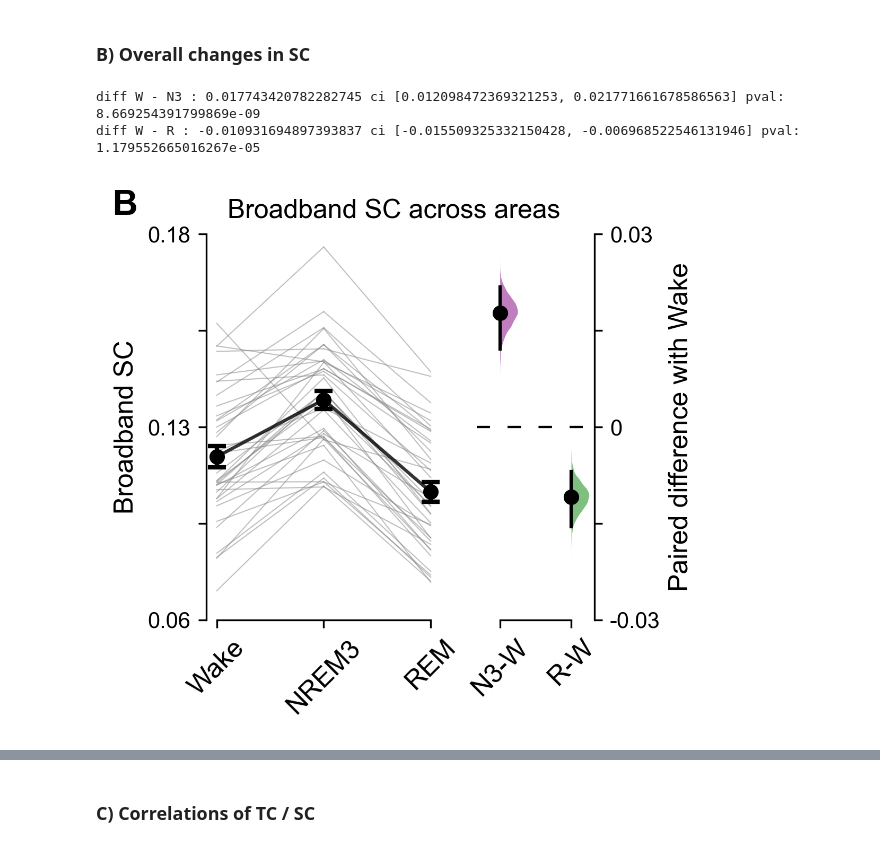
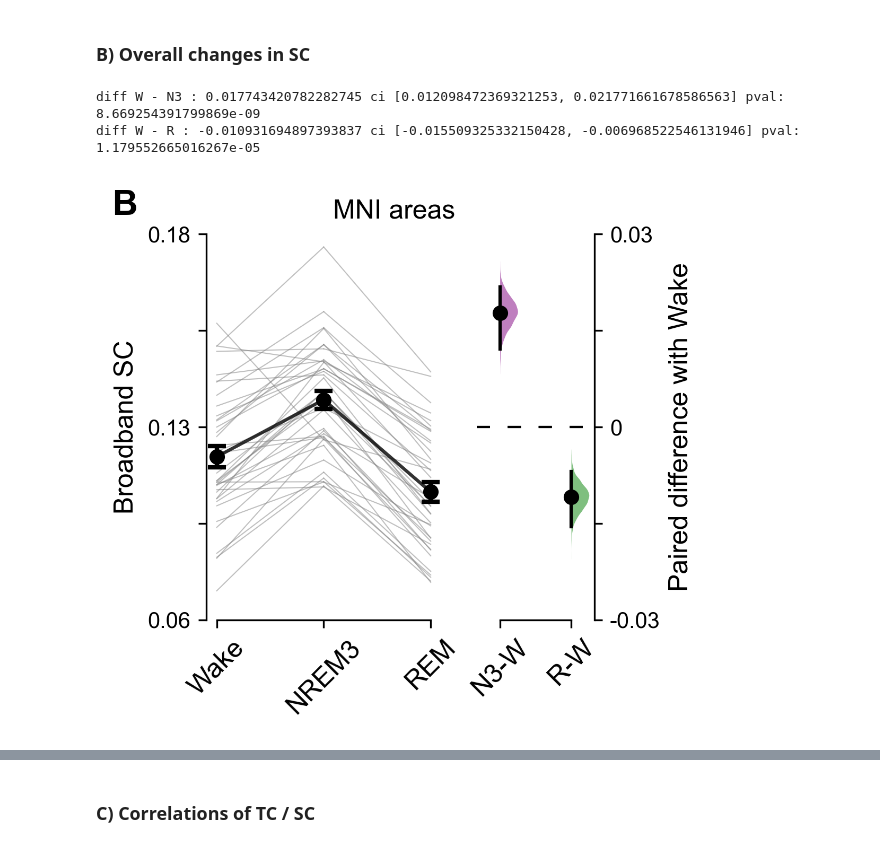
Before and after one commit to cusinatr/MNI-Analysis, a Jupyter notebook: Analysis/Figures/Fig_sc.ipynb, the cells around one changed output, grey strips where cells are left out. Cells and saved outputs as stored; diff of their text form; code cells hidden in the pictures.

```diff
--- a/Analysis/Figures/Fig_sc.ipynb
+++ b/Analysis/Figures/Fig_sc.ipynb
@@ -119,6 +120,7 @@ fig, axs = plots.plot_sc_fit(
     stage_colors,
     dict_stages=title_dict,
     figsize=(7.5, 7.5),
+    ylabel="Spatial correlation"
 )
 
 # Adjust plot
@@ -127,7 +129,7 @@ axs[0].set_yticks(
     [0, 0.08, 0.16], labels=[0, 0.08, 0.16], fontsize=plots.fsize.TICK_SIZE
 )
 # axs[0].set_title("Gamma SC", fontsize=plots.fsize.TITLE_SIZE)
-fig.suptitle("Gamma SC", y=0.97, fontsize=plots.fsize.TITLE_SIZE)
+fig.suptitle("All contact pairs", y=0.97, fontsize=plots.fsize.TITLE_SIZE)
 
 for i in range(1, 4):
     axs[i].set_ylim(0, 0.6)
@@ -213,35 +215,35 @@ for i, stage in enumerate(stages[1:]):
         add_line=True
     )
 # Plot parameters
 axs[1].set_ylabel("Paired difference with Wake", fontsize=plots.fsize.LABEL_SIZE)
 axs[1].yaxis.set_label_position("right")
 axs[1].yaxis.tick_right()
 axs[1].set_ylim(-0.03, 0.03)
 axs[1].set_yticks(
     np.linspace(-0.03, 0.03, 5),
     labels=[-0.03, "", 0, "", 0.03],
     fontsize=plots.fsize.TICK_SIZE,
 )
 axs[1].set_xticks(
     range(len(stages) - 1),
     [stage + "-W" for stage in stages[1:]],
     rotation=45,
     fontsize=plots.fsize.LABEL_SIZE,
 )
 plots._format_spines(axs[1], s_inv=["top", "left"], s_bounds={"bottom": (0, 1)})
 
 # Annotate panel
 axs[0].text(-0.4, 1.05, "B", transform=axs[0].transAxes, size=16, weight='bold')
 
-fig.suptitle("Broadband SC across areas", y=0.95, fontsize=plots.fsize.TITLE_SIZE)
+fig.suptitle("MNI areas", y=0.95, fontsize=plots.fsize.TITLE_SIZE)
 
 # Save figure
 plots.save_figure(fig, fig_path.joinpath(f"sc_bb_regions.svg"))
 plt.show()
 # %% [output]
 diff W - N3 : 0.017743420782282745 ci [0.012098472369321253, 0.021771661678586563] pval: 8.669254391799869e-09
 diff W - R : -0.010931694897393837 ci [-0.015509325332150428, -0.006968522546131946] pval: 1.179552665016267e-05
-[figure, old version]
+[figure, new version]
 # %%
 # Figure
 fig, axs = plt.subplots(
```
Also changed, not shown: parts of 16 cells of this notebook, 3 other files.
